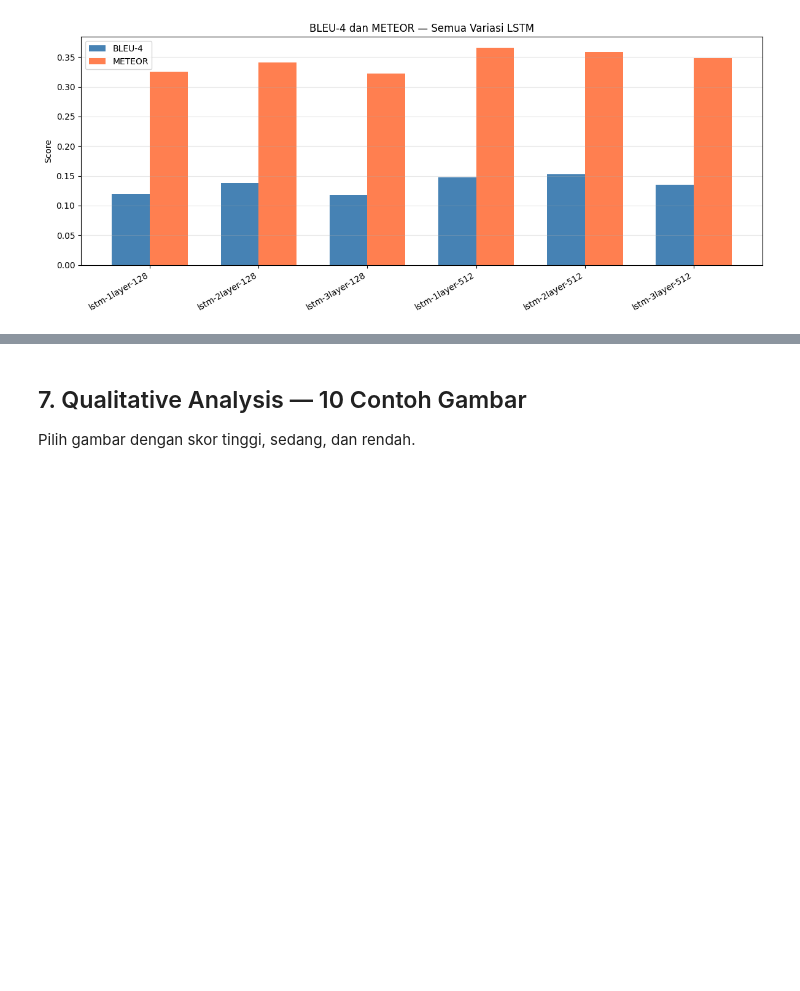
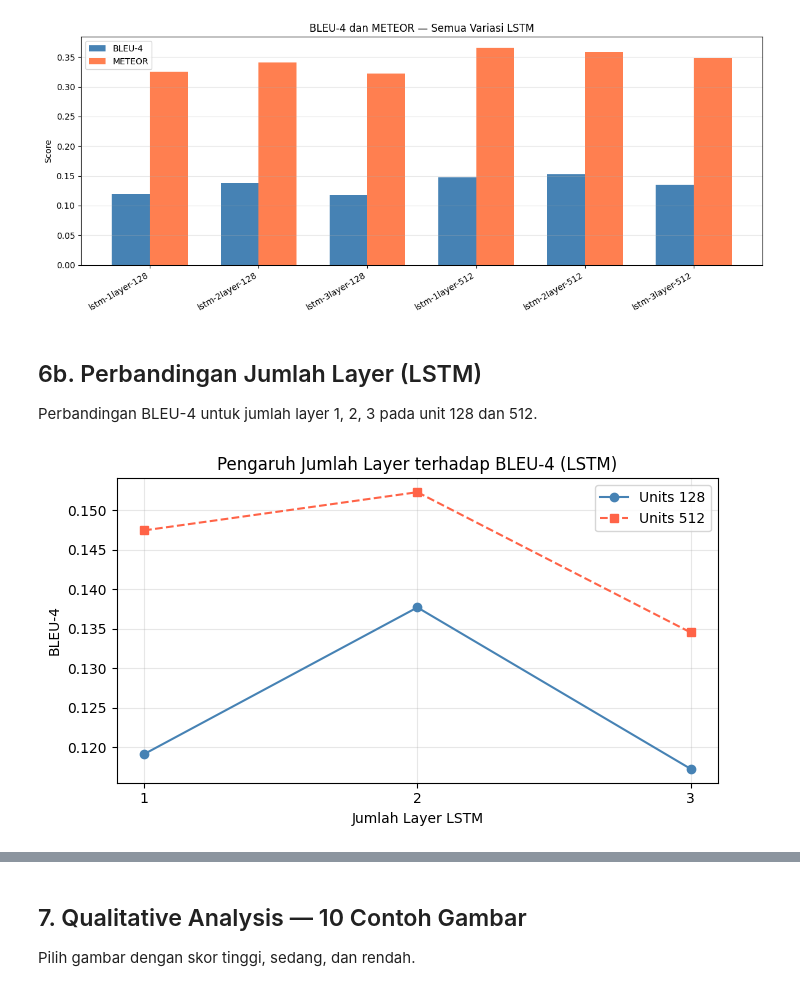
Before and after one commit to ziyanagil/CNN-RNN-digaspolndangakndangak, a Jupyter notebook: src/notebooks/10_LSTM_experiments.ipynb, the cells around one changed output, grey strips where cells are left out. Saved outputs shown, nothing was run; the diff lists cells and outputs as text; code cells hidden in the pictures; blank space fills up the shorter version.

Commit message:
feat: add perbandingan jumlah layer and perbandingan ukuran hidden state

```diff
--- a/src/notebooks/10_LSTM_experiments.ipynb
+++ b/src/notebooks/10_LSTM_experiments.ipynb
@@ -193,4 +193,9 @@ for cfg in CONFIGS:
 
 if not results:
     raise ValueError('Tidak ada model yang berhasil dievaluasi. Pastikan weights ada di models/lstm/.')
+
+os.makedirs(MODELS_DIR, exist_ok=True)
+with open(os.path.join(MODELS_DIR, 'lstm_eval_results.pkl'), 'wb') as f:
+    pickle.dump(results, f)
+print('Results saved.')
 # %% [output]
@@ -280,3 +291,30 @@ plt.savefig('../../models/lstm/eval_scores.png', dpi=150, bbox_inches='tight')
 plt.show()
 # %% [output]
 [figure]
+# %% [markdown]
+## 6b. Perbandingan Jumlah Layer (LSTM)
+
+Perbandingan BLEU-4 untuk jumlah layer 1, 2, 3 pada unit 128 dan 512.
+# %%
+if 'results' not in globals():
+    with open(os.path.join(MODELS_DIR, 'lstm_eval_results.pkl'), 'rb') as f:
+        results = pickle.load(f)
+
+layer_counts = [1, 2, 3]
+bleu_128 = [results[f'lstm-{l}layer-128']['bleu4'] for l in layer_counts]
+bleu_512 = [results[f'lstm-{l}layer-512']['bleu4'] for l in layer_counts]
+
+plt.figure(figsize=(7, 4))
+plt.plot(layer_counts, bleu_128, 'o-', label='Units 128', color='steelblue')
+plt.plot(layer_counts, bleu_512, 's--', label='Units 512', color='tomato')
+plt.xlabel('Jumlah Layer LSTM')
+plt.ylabel('BLEU-4')
+plt.title('Pengaruh Jumlah Layer terhadap BLEU-4 (LSTM)')
+plt.xticks(layer_counts)
+plt.grid(True, alpha=0.3)
+plt.legend()
+plt.tight_layout()
+plt.savefig('../../models/lstm/bleu4_vs_layers.png', dpi=150)
+plt.show()
+# %% [output]
+[figure, added]
```
Also changed, not shown: parts of 6 cells of this notebook.
